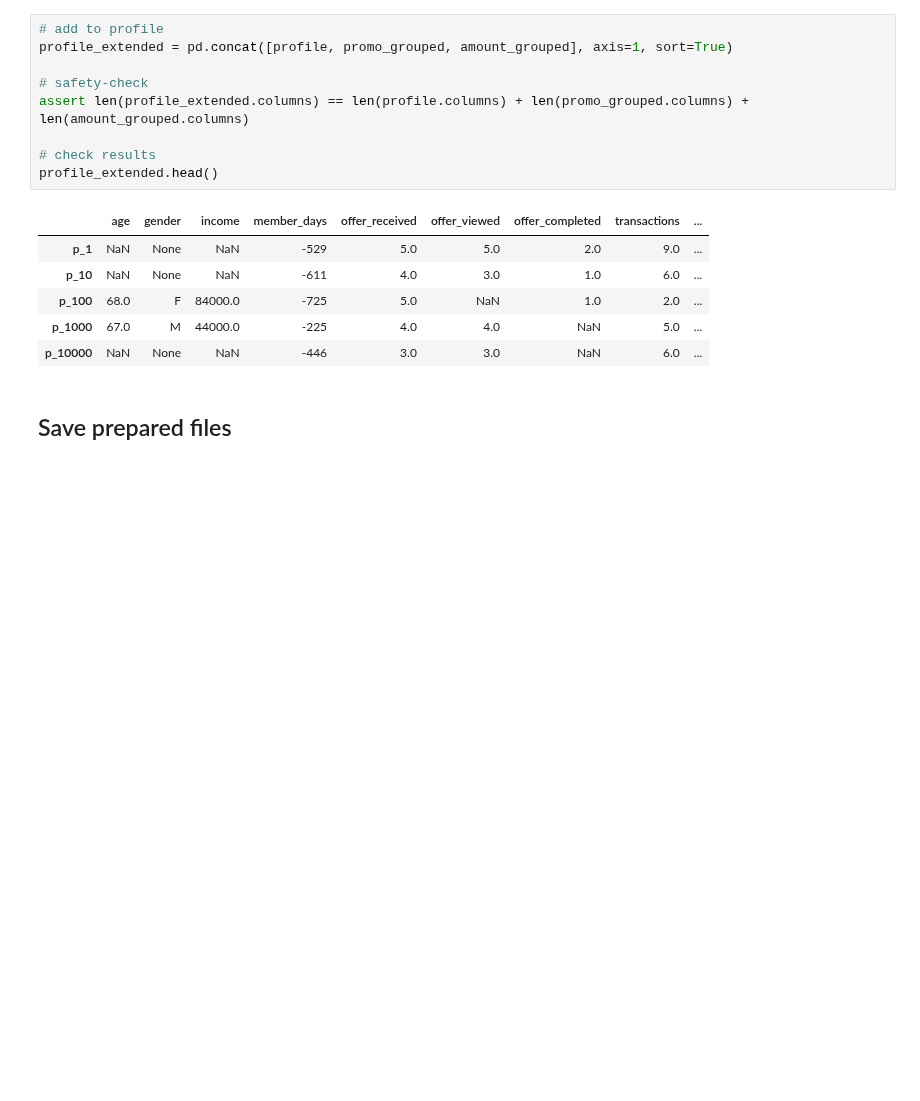
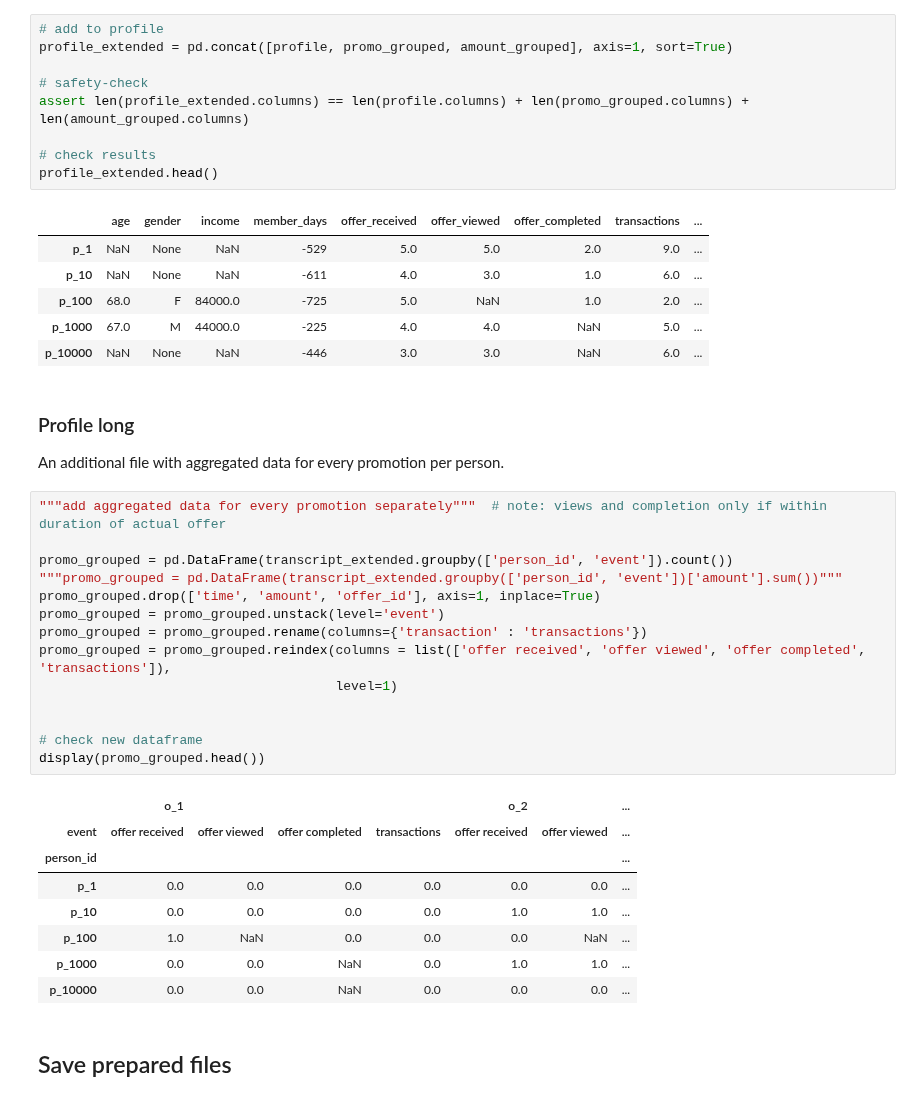
Before and after one commit to rbuerki/segmentation-challenge-starbucks, a Jupyter notebook: 1-data_prep.ipynb, the cells around one changed output. Saved outputs shown, nothing was run; the diff lists cells and outputs as text; blank space fills up the shorter version.

Commit message:
FEAT: add new outputfile "profile long"

```diff
--- a/1-data_prep.ipynb
+++ b/1-data_prep.ipynb
@@ -701,6 +701,33 @@ profile_extended.head()
 | p_100 | 68.0 | F | 84000.0 | -725 | 5.0 | NaN | 1.0 | 2.0 | ... |
 | p_1000 | 67.0 | M | 44000.0 | -225 | 4.0 | 4.0 | NaN | 5.0 | ... |
 | p_10000 | NaN | None | NaN | -446 | 3.0 | 3.0 | NaN | 6.0 | ... |
+# %% [markdown]
+### Profile long
+
+An additional file with aggregated data for every promotion per person.
+# %%
+"""add aggregated data for every promotion separately"""  # note: views and completion only if within duration of actual offer
+
+promo_grouped = pd.DataFrame(transcript_extended.groupby(['person_id', 'event']).count())
+"""promo_grouped = pd.DataFrame(transcript_extended.groupby(['person_id', 'event'])['amount'].sum())"""
+promo_grouped.drop(['time', 'amount', 'offer_id'], axis=1, inplace=True)
+promo_grouped = promo_grouped.unstack(level='event')
+promo_grouped = promo_grouped.rename(columns={'transaction' : 'transactions'})
+promo_grouped = promo_grouped.reindex(columns = list(['offer received', 'offer viewed', 'offer completed', 'transactions']),
+                                      level=1)
+
+
+# check new dataframe
+display(promo_grouped.head())
+# %% [output]
+|  | o_1 |  |  |  | o_2 |  | ... |
+| event | offer received | offer viewed | offer completed | transactions | offer received | offer viewed | ... |
+| person_id |  |  |  |  |  |  | ... |
+| p_1 | 0.0 | 0.0 | 0.0 | 0.0 | 0.0 | 0.0 | ... |
+| p_10 | 0.0 | 0.0 | 0.0 | 0.0 | 1.0 | 1.0 | ... |
+| p_100 | 1.0 | NaN | 0.0 | 0.0 | 0.0 | NaN | ... |
+| p_1000 | 0.0 | 0.0 | NaN | 0.0 | 1.0 | 1.0 | ... |
+| p_10000 | 0.0 | 0.0 | NaN | 0.0 | 0.0 | 0.0 | ... |
 # %% [markdown]
 ## Save prepared files
 # %%
```
